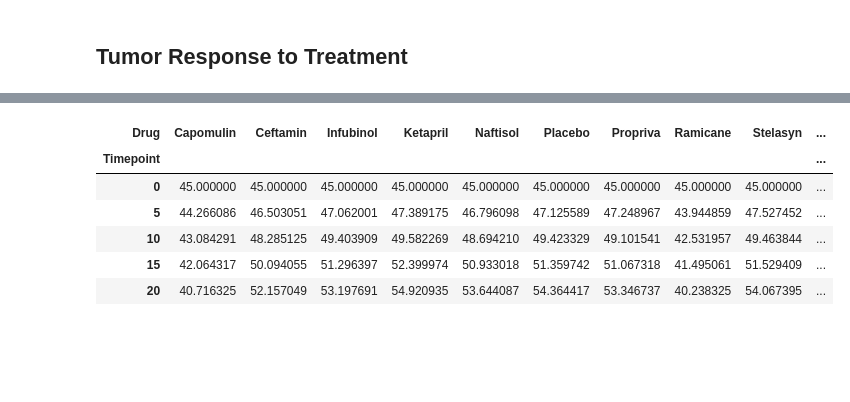
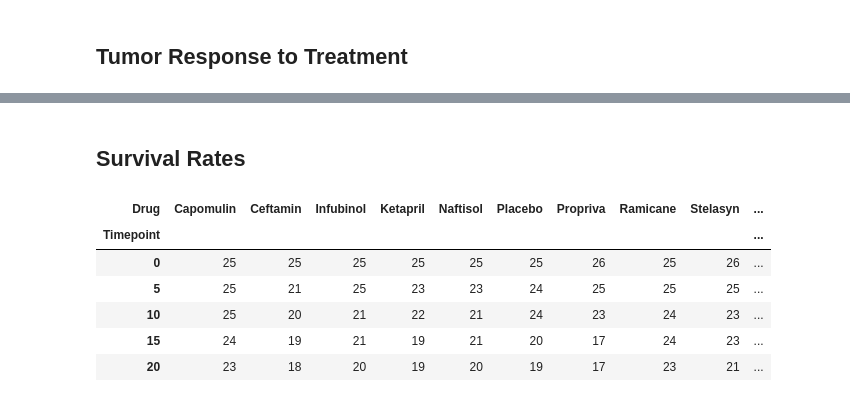
Before and after one commit to alandavila/data-analytics, a Jupyter notebook: Python/matplotlib/Pymaceuticals Inc.ipynb, the cells around one changed output, grey strips where cells are left out. Saved outputs shown, nothing was run; the diff lists cells and outputs as text; code cells hidden in the pictures; blank space fills up the shorter version.

Commit message:
added survival rate plot

```diff
--- a/Python/matplotlib/Pymaceuticals Inc.ipynb
+++ b/Python/matplotlib/Pymaceuticals Inc.ipynb
@@ -52,11 +108,13 @@ drug_response_df
+# %% [markdown]
+## Survival Rates
 # %%
-drug_response_df = drug_response_df.pivot_table(values='Tumor Volume (mm3)', index=['Timepoint'], columns='Drug')
-drug_response_df.head()
+survive_mean_df = trials_df.pivot_table(values='Mouse ID', index=['Timepoint'], columns='Drug',aggfunc=np.count_nonzero)
+survive_mean_df.head()
 # %% [output]
 | Drug | Capomulin | Ceftamin | Infubinol | Ketapril | Naftisol | Placebo | Propriva | Ramicane | Stelasyn | ... |
 | Timepoint |  |  |  |  |  |  |  |  |  | ... |
-| 0 | 45.000000 | 45.000000 | 45.000000 | 45.000000 | 45.000000 | 45.000000 | 45.000000 | 45.000000 | 45.000000 | ... |
-| 5 | 44.266086 | 46.503051 | 47.062001 | 47.389175 | 46.796098 | 47.125589 | 47.248967 | 43.944859 | 47.527452 | ... |
-| 10 | 43.084291 | 48.285125 | 49.403909 | 49.582269 | 48.694210 | 49.423329 | 49.101541 | 42.531957 | 49.463844 | ... |
-| 15 | 42.064317 | 50.094055 | 51.296397 | 52.399974 | 50.933018 | 51.359742 | 51.067318 | 41.495061 | 51.529409 | ... |
-| 20 | 40.716325 | 52.157049 | 53.197691 | 54.920935 | 53.644087 | 54.364417 | 53.346737 | 40.238325 | 54.067395 | ... |
+| 0 | 25 | 25 | 25 | 25 | 25 | 25 | 26 | 25 | 26 | ... |
+| 5 | 25 | 21 | 25 | 23 | 23 | 24 | 25 | 25 | 25 | ... |
+| 10 | 25 | 20 | 21 | 22 | 21 | 24 | 23 | 24 | 23 | ... |
+| 15 | 24 | 19 | 21 | 19 | 21 | 20 | 17 | 24 | 23 | ... |
+| 20 | 23 | 18 | 20 | 19 | 20 | 19 | 17 | 23 | 21 | ... |
```
Also changed, not shown: parts of 9 cells of this notebook.
